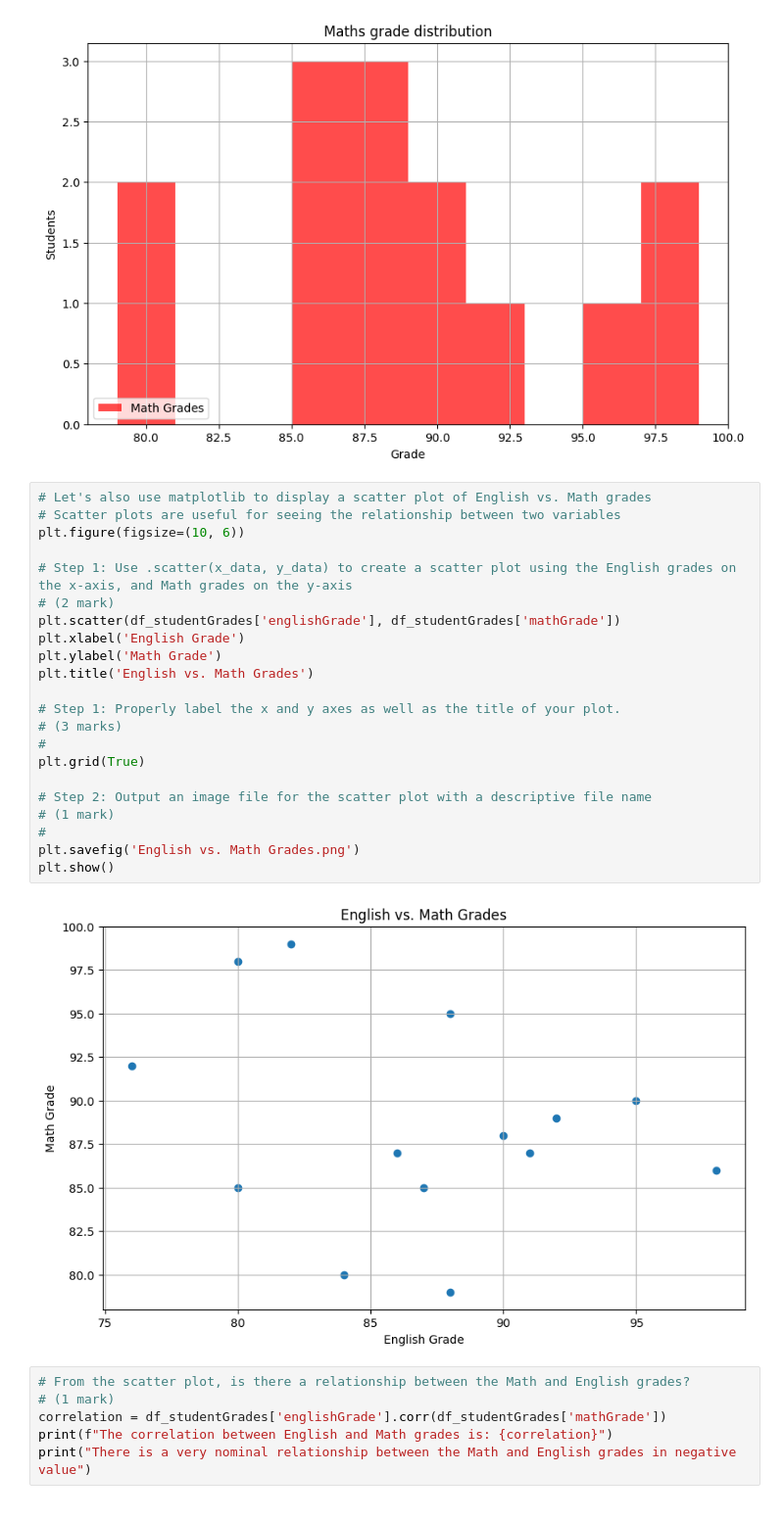
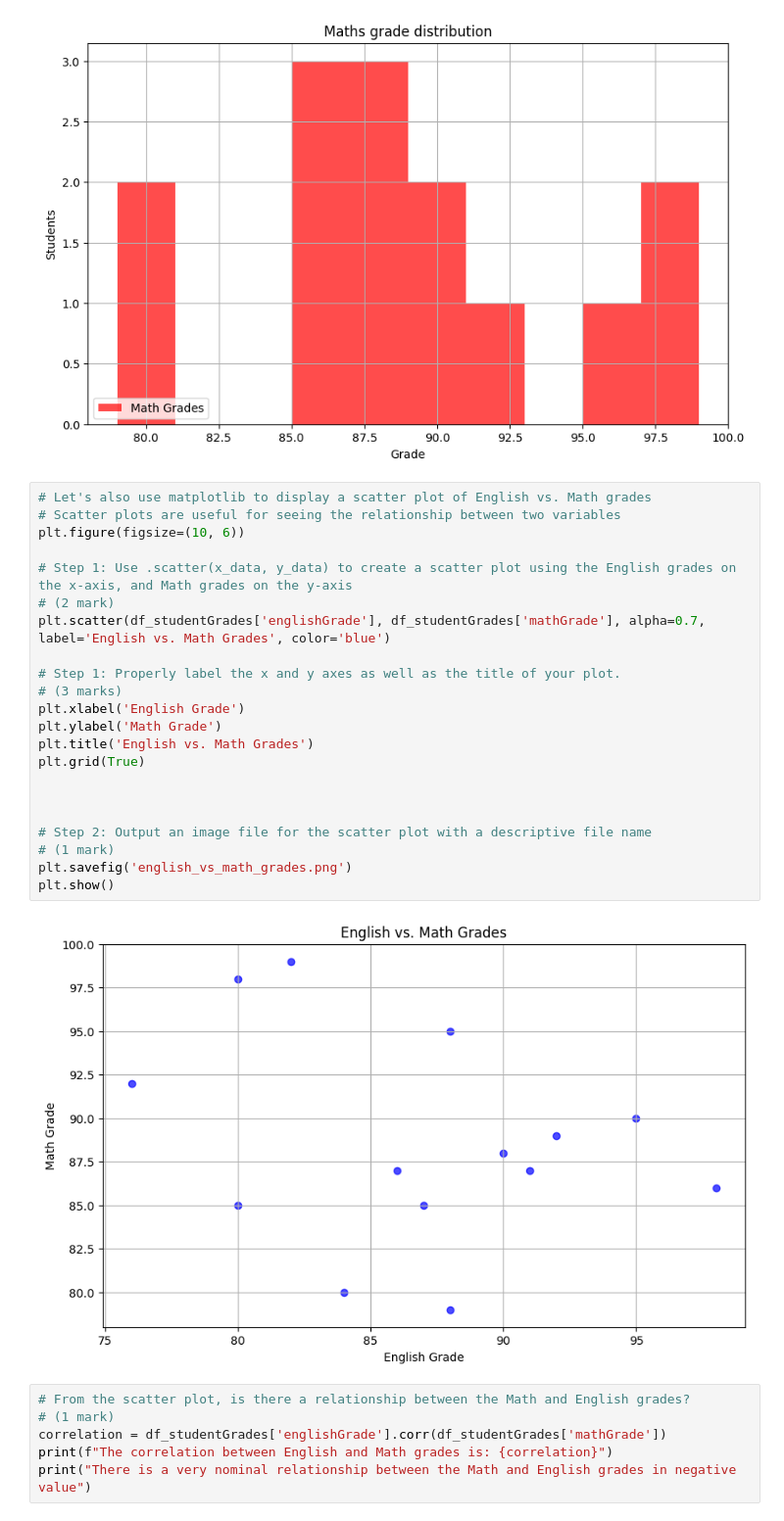
Before and after one commit to ObehiEdeoghon/engg680_2024_fall, a Jupyter notebook: Lab_Assignment1/StudentGradeManagementSystem.ipynb, the cells around one changed output. Shown: that part at 98% size. Drawn from its saved outputs; the diff is of its cells as text.

```diff
--- a/Lab_Assignment1/StudentGradeManagementSystem.ipynb
+++ b/Lab_Assignment1/StudentGradeManagementSystem.ipynb
@@ -487,27 +487,27 @@ plt.show()
 # %%
 # Let's also use matplotlib to display a scatter plot of English vs. Math grades
 # Scatter plots are useful for seeing the relationship between two variables
 plt.figure(figsize=(10, 6))
 
 # Step 1: Use .scatter(x_data, y_data) to create a scatter plot using the English grades on the x-axis, and Math grades on the y-axis
 # (2 mark)
-plt.scatter(df_studentGrades['englishGrade'], df_studentGrades['mathGrade'])
+plt.scatter(df_studentGrades['englishGrade'], df_studentGrades['mathGrade'], alpha=0.7, label='English vs. Math Grades', color='blue')
+
+# Step 1: Properly label the x and y axes as well as the title of your plot.
+# (3 marks)
 plt.xlabel('English Grade')
 plt.ylabel('Math Grade')
 plt.title('English vs. Math Grades')
+plt.grid(True)
 
-# Step 1: Properly label the x and y axes as well as the title of your plot.
-# (3 marks)
-#
-plt.grid(True)
+
 
 # Step 2: Output an image file for the scatter plot with a descriptive file name
 # (1 mark)
-#
-plt.savefig('English vs. Math Grades.png')
+plt.savefig('english_vs_math_grades.png')
 plt.show()
 # %% [output]
-[figure, old version]
+[figure, new version]
 # %%
 # From the scatter plot, is there a relationship between the Math and English grades?
 # (1 mark)
```
Also changed, not shown: 1 other file.
